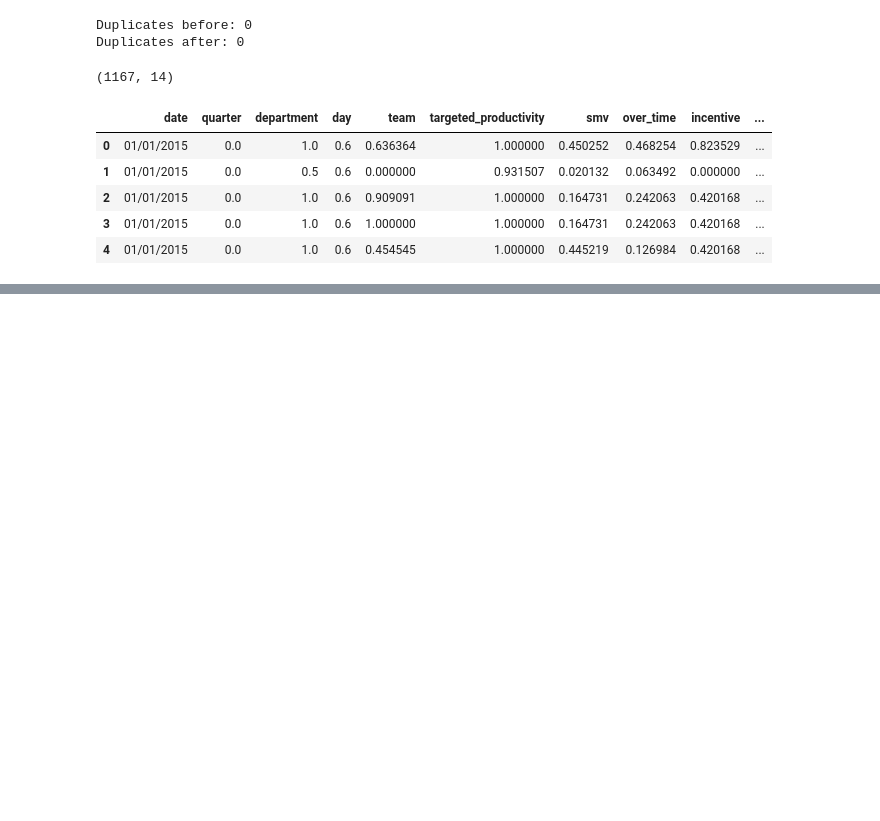
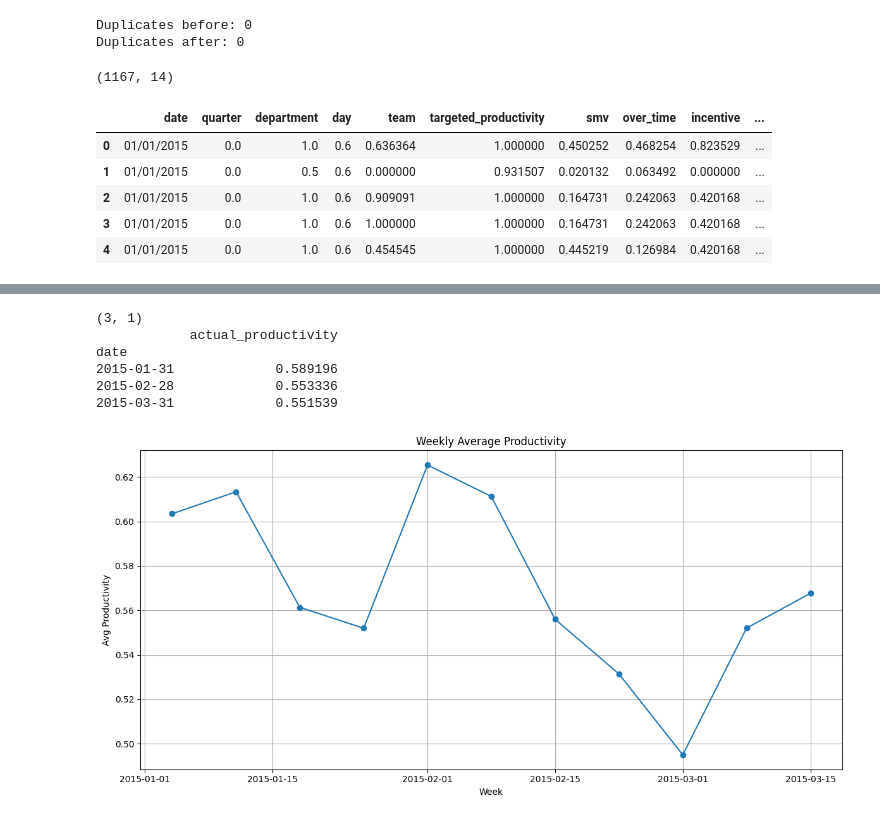
Before and after one commit to isarmadsultan/DAV-project, a Jupyter notebook: project.ipynb, the cells around one changed output, grey strips where cells are left out. Saved outputs shown, nothing was run; the diff lists cells and outputs as text; code cells hidden in the pictures; blank space fills up the shorter version.

```diff
--- a/project.ipynb
+++ b/project.ipynb
@@ -217,0 +276,23 @@ df.head()
+# %%
+print(df_monthly.shape)
+print(df_monthly.head())
+# %% [output]
+(3, 1)
+            actual_productivity
+date
+2015-01-31             0.589196
+2015-02-28             0.553336
+2015-03-31             0.551539
+# %%
+df_weekly = df_ts.resample("W").mean()
+
+plt.figure(figsize=(12, 6))
+plt.plot(df_weekly, marker='o')
+plt.title("Weekly Average Productivity")
+plt.xlabel("Week")
+plt.ylabel("Avg Productivity")
+plt.grid(True)
+plt.tight_layout()
+plt.show()
+# %% [output]
+[figure, added]
```
Also changed, not shown: parts of 12 cells of this notebook, 4 other files.
